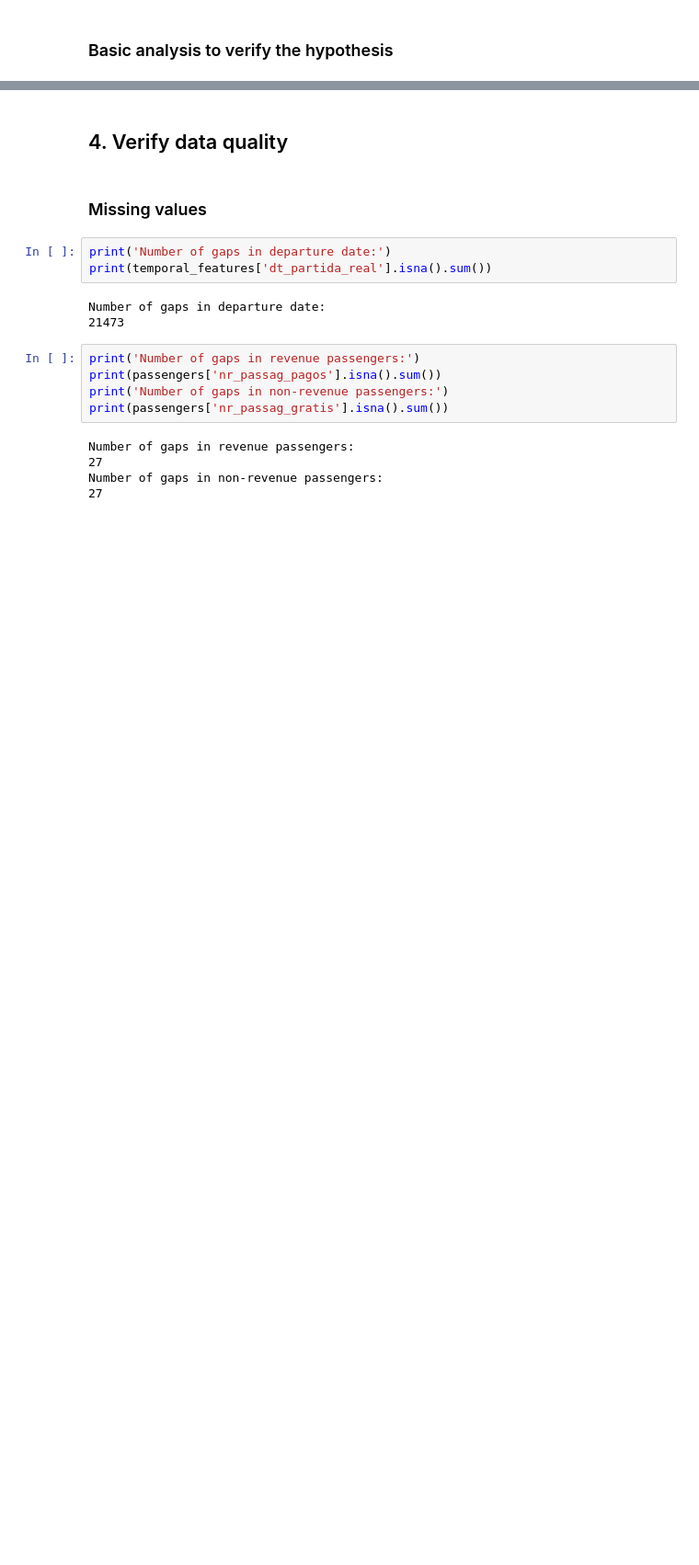
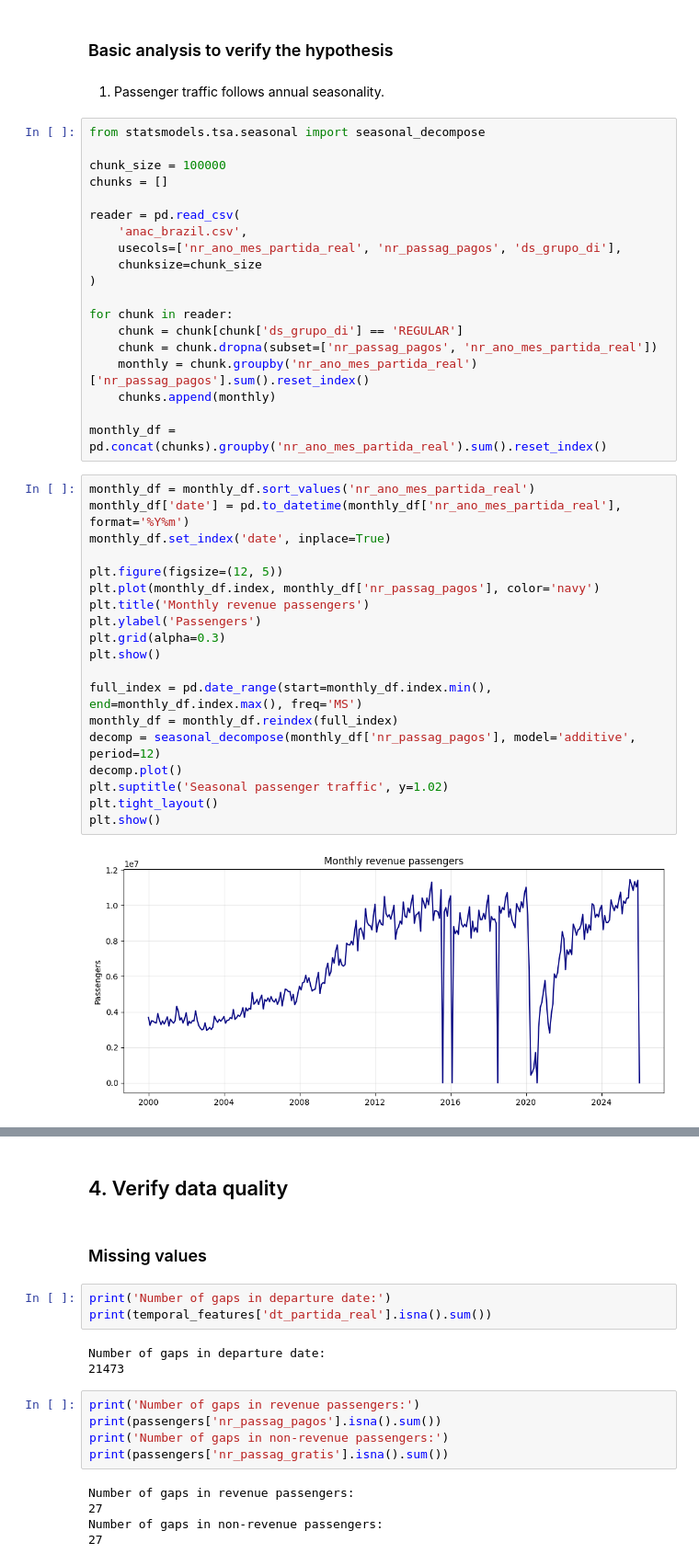
Before and after one commit to SavIvan24/Predicting-Monthly-Passenger-Air-Traffic-in-Brazil, a Jupyter notebook: data_understanding.ipynb, the cells around one changed output, grey strips where cells are left out. Shown at 92% size. Drawn from its saved outputs; the diff is of its cells as text; blank space fills up the shorter version.

```diff
--- a/data_understanding.ipynb
+++ b/data_understanding.ipynb
@@ -419,2 +503,44 @@ Data balancing is not necessary because our main task is time-series prediction,
 # %% [markdown]
 ### Basic analysis to verify the hypothesis
+# %% [markdown]
+1. Passenger traffic follows annual seasonality.
+# %%
+from statsmodels.tsa.seasonal import seasonal_decompose
+
+chunk_size = 100000
+chunks = []
+
+reader = pd.read_csv(
+    'anac_brazil.csv',
+    usecols=['nr_ano_mes_partida_real', 'nr_passag_pagos', 'ds_grupo_di'],
+    chunksize=chunk_size
+)
+
+for chunk in reader:
+    chunk = chunk[chunk['ds_grupo_di'] == 'REGULAR']
+    chunk = chunk.dropna(subset=['nr_passag_pagos', 'nr_ano_mes_partida_real'])
+    monthly = chunk.groupby('nr_ano_mes_partida_real')['nr_passag_pagos'].sum().reset_index()
+    chunks.append(monthly)
+
+monthly_df = pd.concat(chunks).groupby('nr_ano_mes_partida_real').sum().reset_index()
+# %%
+monthly_df = monthly_df.sort_values('nr_ano_mes_partida_real')
+monthly_df['date'] = pd.to_datetime(monthly_df['nr_ano_mes_partida_real'], format='%Y%m')
+monthly_df.set_index('date', inplace=True)
+
+plt.figure(figsize=(12, 5))
+plt.plot(monthly_df.index, monthly_df['nr_passag_pagos'], color='navy')
+plt.title('Monthly revenue passengers')
+plt.ylabel('Passengers')
+plt.grid(alpha=0.3)
+plt.show()
+
+full_index = pd.date_range(start=monthly_df.index.min(), end=monthly_df.index.max(), freq='MS')
+monthly_df = monthly_df.reindex(full_index)
+decomp = seasonal_decompose(monthly_df['nr_passag_pagos'], model='additive', period=12)
+decomp.plot()
+plt.suptitle('Seasonal passenger traffic', y=1.02)
+plt.tight_layout()
+plt.show()
+# %% [output]
+[figure, added]
```
Also changed, not shown: parts of 20 cells of this notebook.
